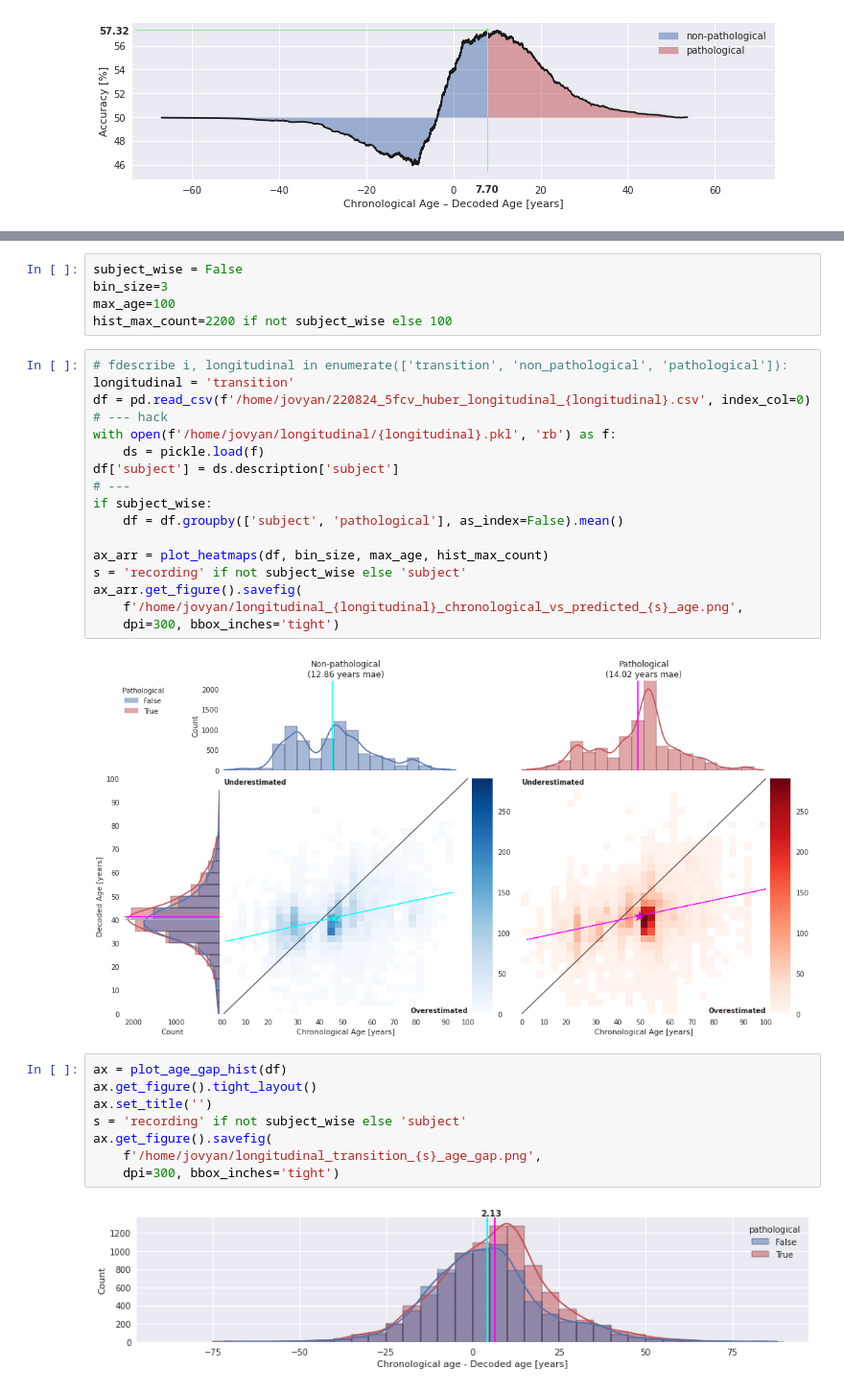
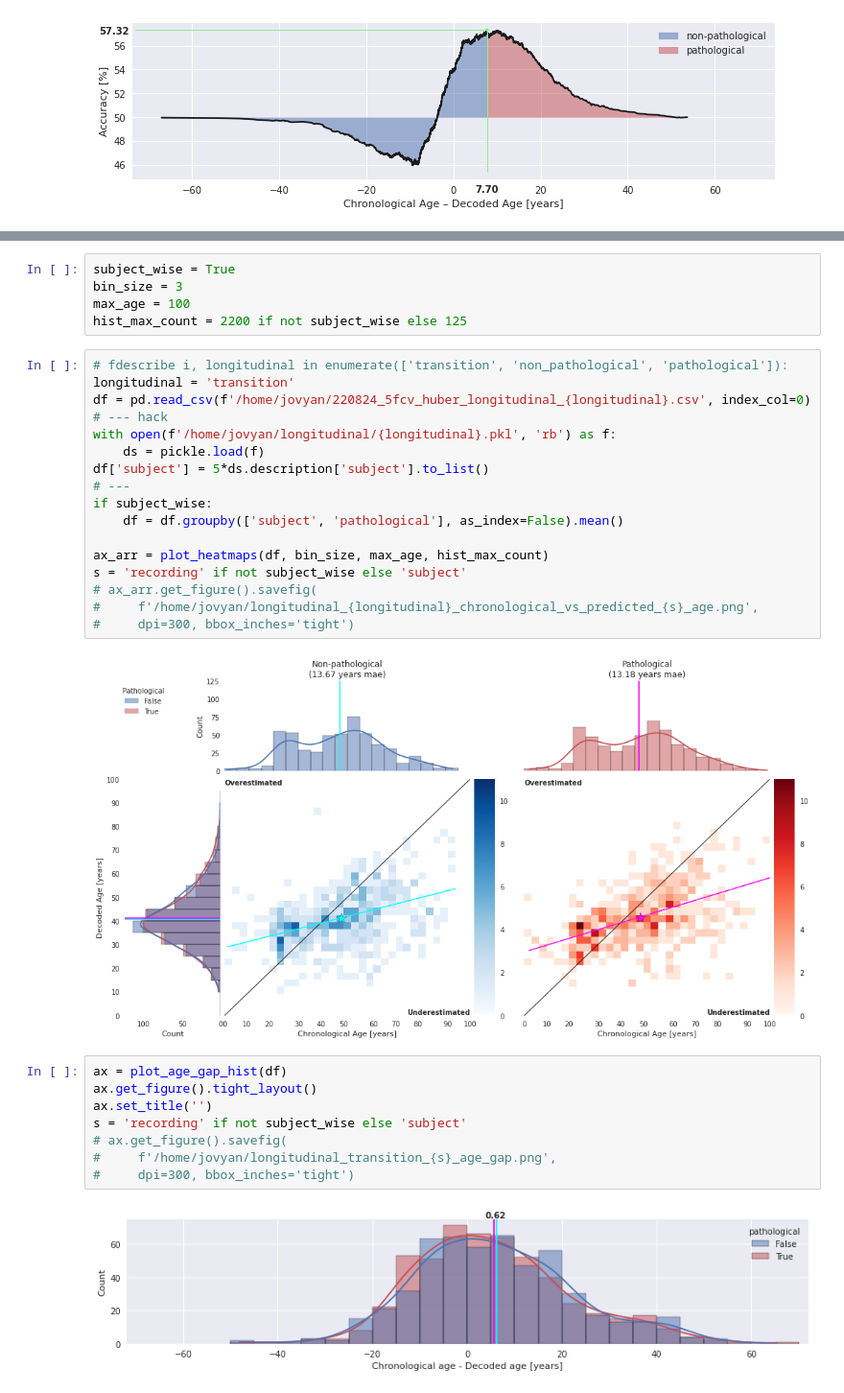
Before and after one commit to gemeinl/eeg-brain-age, a Jupyter notebook: post_hoc_analysis.ipynb, the cells around one changed output, grey strips where cells are left out. Shown at 96% size. Drawn from its saved outputs; the diff is of its cells as text.

```diff
--- a/post_hoc_analysis.ipynb
+++ b/post_hoc_analysis.ipynb
@@ -670,8 +294,8 @@ def plot_heatmaps(df, bin_size, max_age):
 # %%
-subject_wise = False
-bin_size=3
-max_age=100
-hist_max_count=2200 if not subject_wise else 100
+subject_wise = True
+bin_size = 3
+max_age = 100
+hist_max_count = 2200 if not subject_wise else 125
 # %%
 # fdescribe i, longitudinal in enumerate(['transition', 'non_pathological', 'pathological']):
 longitudinal = 'transition'
@@ -679,25 +303,25 @@ df = pd.read_csv(f'/home/jovyan/220824_5fcv_huber_longitudinal_{longitudinal}.cs
 # --- hack
 with open(f'/home/jovyan/longitudinal/{longitudinal}.pkl', 'rb') as f:
     ds = pickle.load(f)
-df['subject'] = ds.description['subject']
+df['subject'] = 5*ds.description['subject'].to_list()
 # ---
 if subject_wise:
     df = df.groupby(['subject', 'pathological'], as_index=False).mean()
 
 ax_arr = plot_heatmaps(df, bin_size, max_age, hist_max_count)
 s = 'recording' if not subject_wise else 'subject'
-ax_arr.get_figure().savefig(
-    f'/home/jovyan/longitudinal_{longitudinal}_chronological_vs_predicted_{s}_age.png',
-    dpi=300, bbox_inches='tight')
+# ax_arr.get_figure().savefig(
+#     f'/home/jovyan/longitudinal_{longitudinal}_chronological_vs_predicted_{s}_age.png',
+#     dpi=300, bbox_inches='tight')
 # %% [output]
-[figure, old version]
+[figure, new version]
 # %%
 ax = plot_age_gap_hist(df)
 ax.get_figure().tight_layout()
 ax.set_title('')
 s = 'recording' if not subject_wise else 'subject'
-ax.get_figure().savefig(
-    f'/home/jovyan/longitudinal_transition_{s}_age_gap.png',
-    dpi=300, bbox_inches='tight')
+# ax.get_figure().savefig(
+#     f'/home/jovyan/longitudinal_transition_{s}_age_gap.png',
+#     dpi=300, bbox_inches='tight')
 # %% [output]
-[figure, old version]
+[figure, new version]
```
Also changed, not shown: parts of 55 cells of this notebook, 5 other files.
